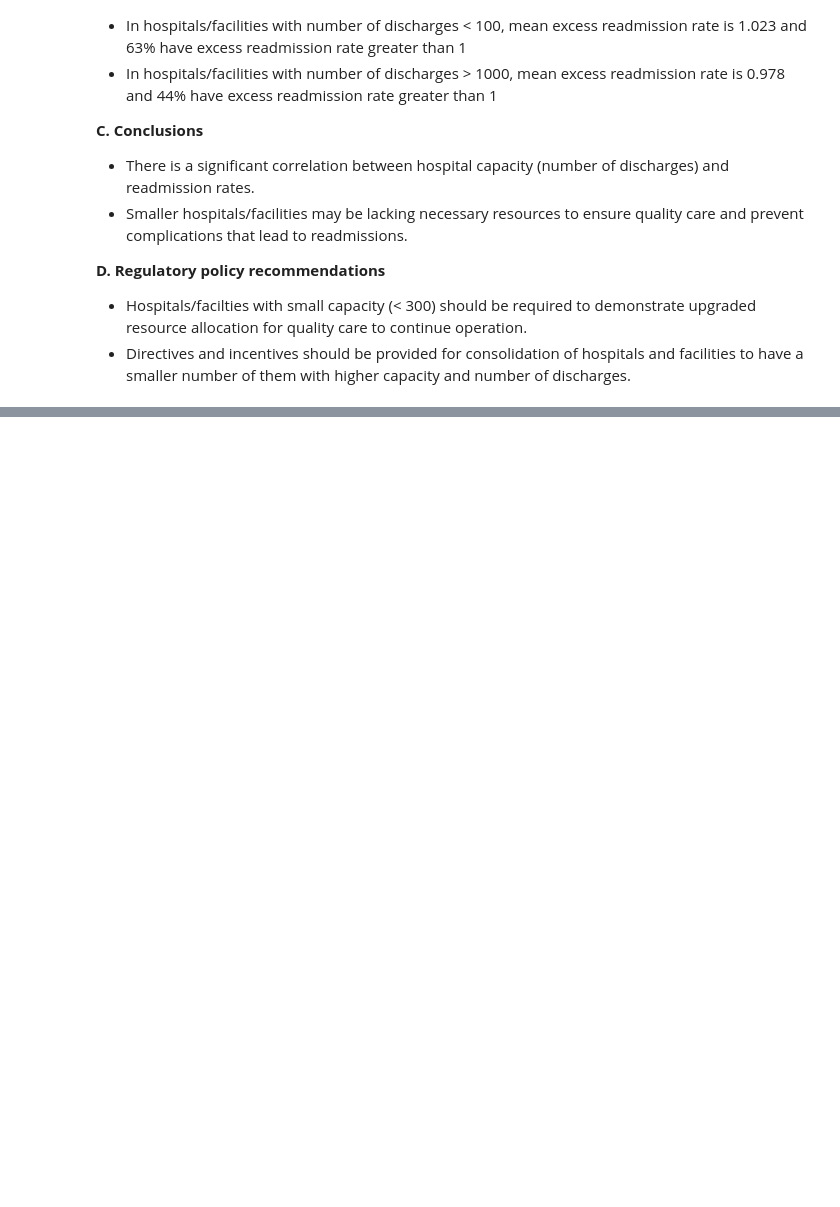
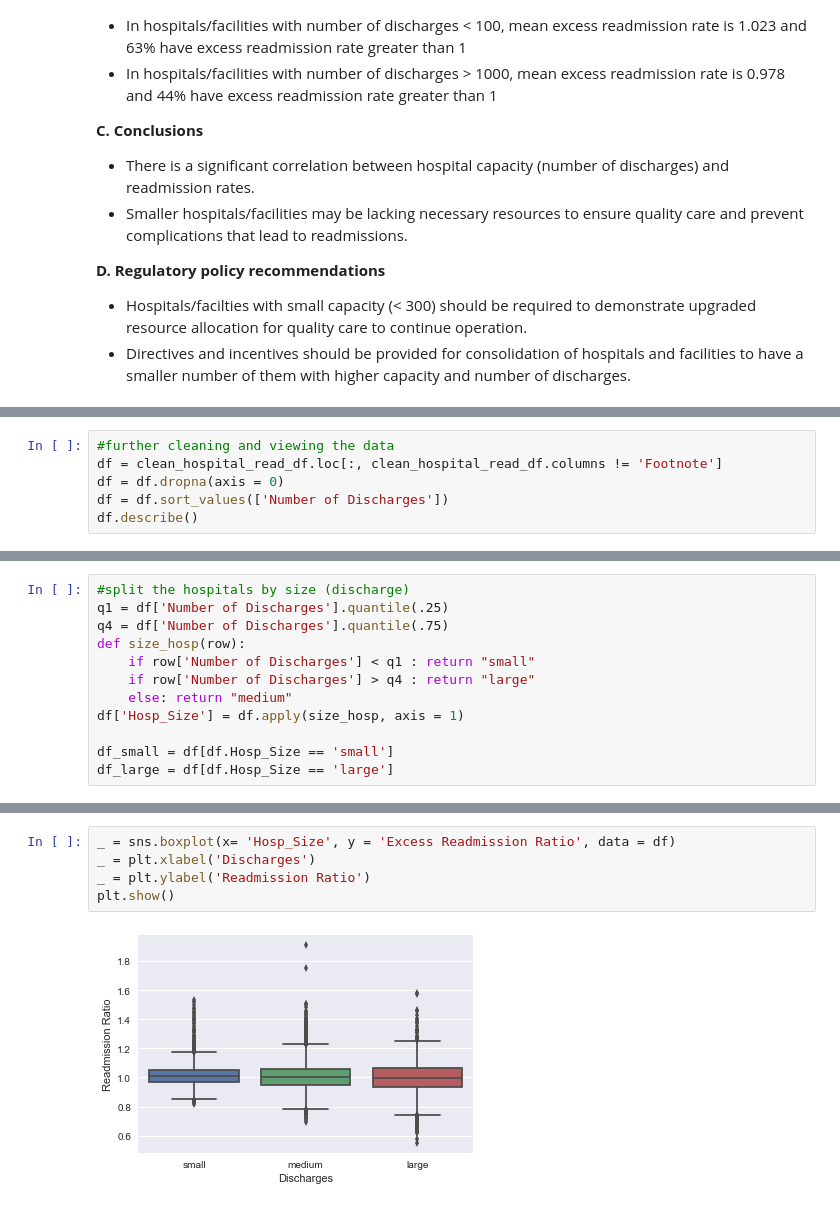
Before and after one commit to gussie/Springboard_data_science, a Jupyter notebook: EDA_Projects/hospital_readmit/sliderule_dsi_inferential_statistics_exercise_3.ipynb, the cells around one changed output, grey strips where cells are left out. Saved outputs shown, nothing was run; the diff lists cells and outputs as text; blank space fills up the shorter version.

Commit message:
Add hospital EDA

```diff
--- a/EDA_Projects/hospital_readmit/sliderule_dsi_inferential_statistics_exercise_3.ipynb
+++ b/EDA_Projects/hospital_readmit/sliderule_dsi_inferential_statistics_exercise_3.ipynb
@@ -116,0 +106,6 @@ You can compose in notebook cells using Markdown:
+# %%
+#further cleaning and viewing the data
+df = clean_hospital_read_df.loc[:, clean_hospital_read_df.columns != 'Footnote']
+df = df.dropna(axis = 0)
+df = df.sort_values(['Number of Discharges'])
+df.describe()
@@ -116,0 +128,12 @@ You can compose in notebook cells using Markdown:
+# %%
+#split the hospitals by size (discharge)
+q1 = df['Number of Discharges'].quantile(.25)
+q4 = df['Number of Discharges'].quantile(.75)
+def size_hosp(row):
+    if row['Number of Discharges'] < q1 : return "small"
+    if row['Number of Discharges'] > q4 : return "large"
+    else: return "medium"
+df['Hosp_Size'] = df.apply(size_hosp, axis = 1)
+
+df_small = df[df.Hosp_Size == 'small']
+df_large = df[df.Hosp_Size == 'large']
@@ -116,0 +165,7 @@ You can compose in notebook cells using Markdown:
+# %%
+_ = sns.boxplot(x= 'Hosp_Size', y = 'Excess Readmission Ratio', data = df)
+_ = plt.xlabel('Discharges')
+_ = plt.ylabel('Readmission Ratio')
+plt.show()
+# %% [output]
+[figure, added]
```
Also changed, not shown: parts of 15 cells of this notebook, 2 other files.
